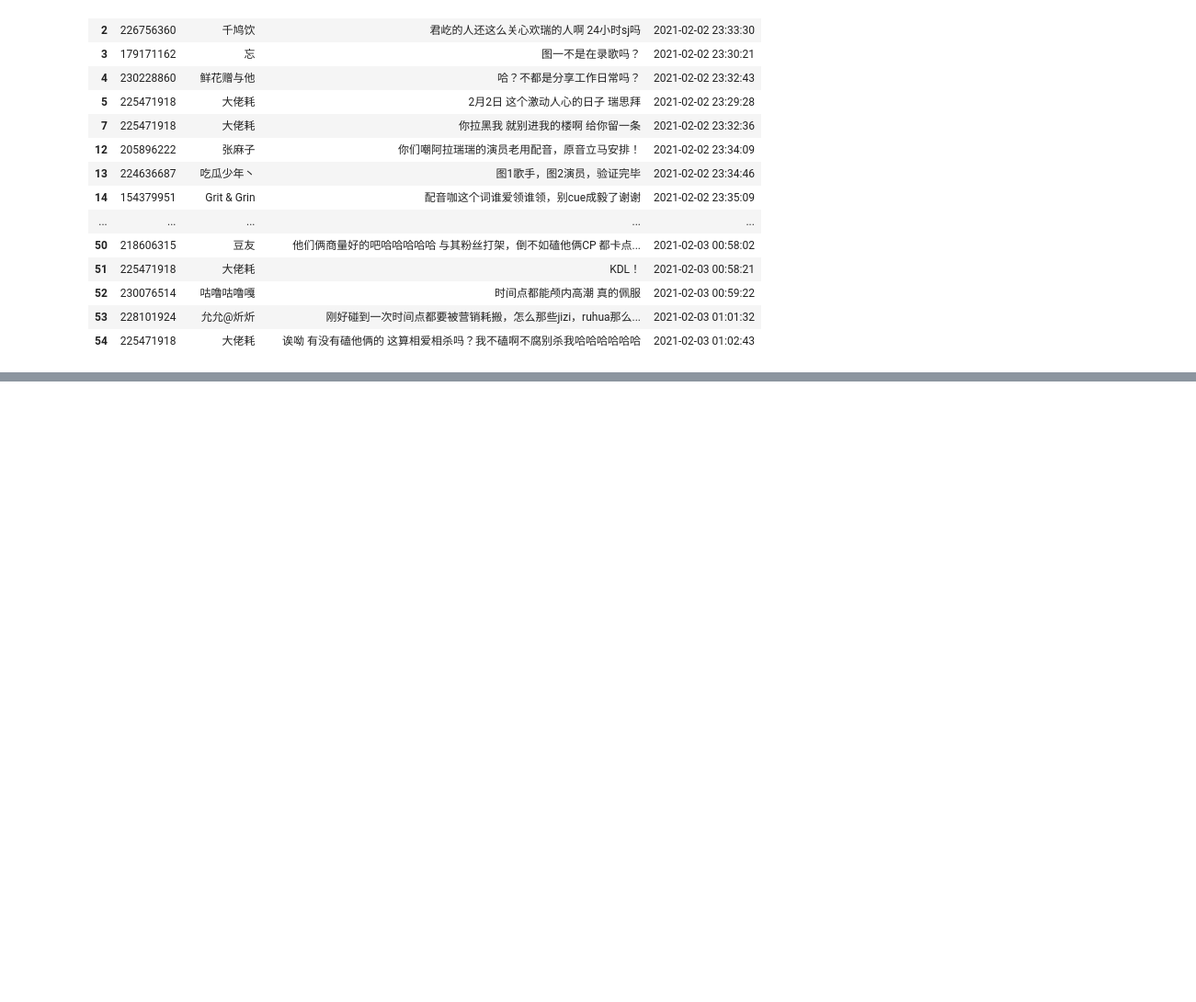
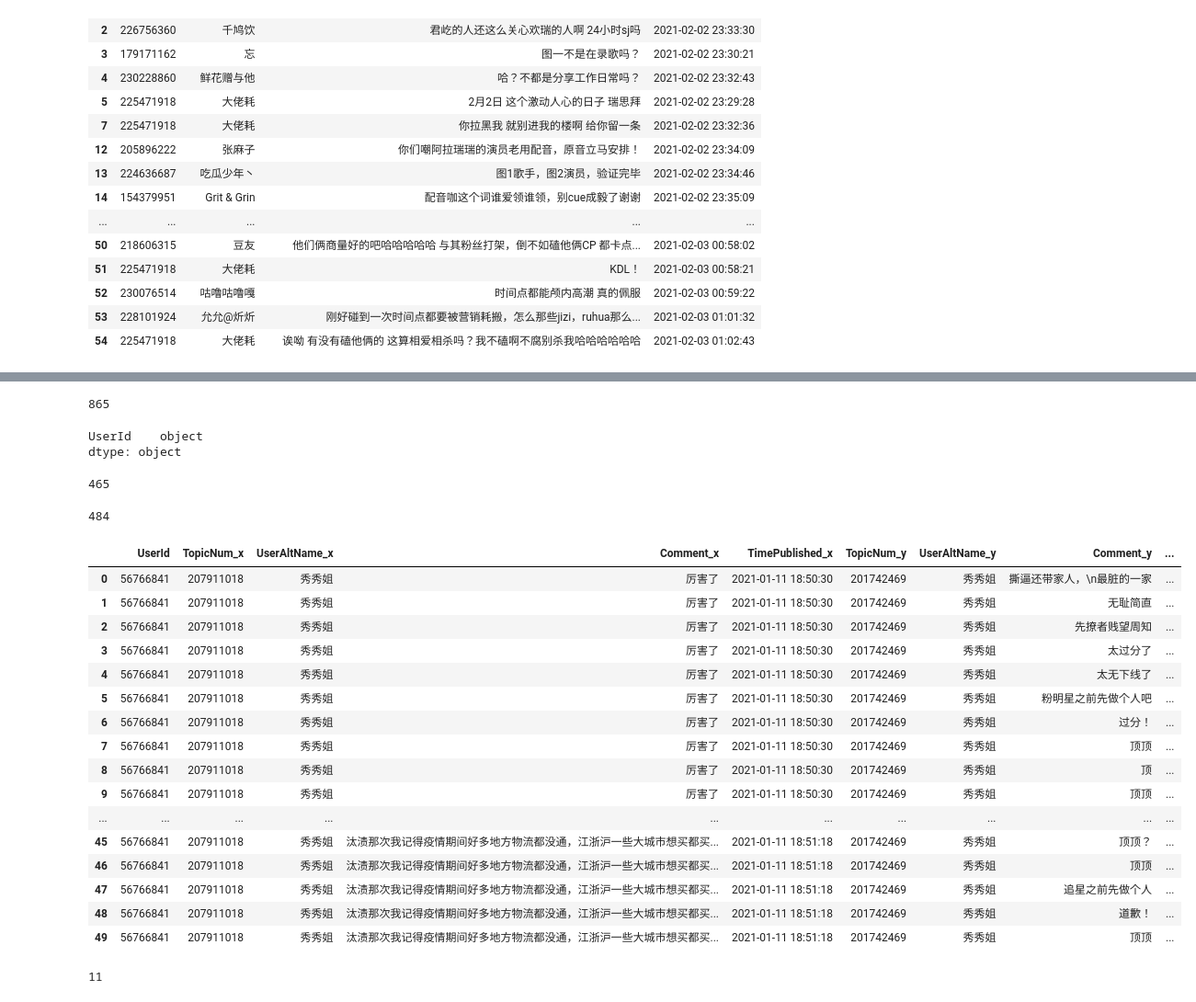
Before and after one commit to jianyu-gong/doubanscraping, a Jupyter notebook: 豆瓣爬虫分析.ipynb, the cells around one changed output, grey strips where cells are left out. Shown at 92% size. Cells and saved outputs as stored; diff of their text form; code cells hidden in the pictures; blank space fills up the shorter version.

```diff
--- a/豆瓣爬虫分析.ipynb
+++ b/豆瓣爬虫分析.ipynb
@@ -245,0 +341,5 @@ commentDf.head(50)
+# %%
+def getIdFromUrl(row):
+    return row['用户ID网址'][30:-1]
+# %%
+groupMemberDf['UserId'] = groupMemberDf.apply(getIdFromUrl, axis=1)
@@ -245,0 +370,2 @@ commentDf.head(50)
+# %%
+combinedDf = pd.merge(groupMemberDf, commentDf, on="UserId", how='right')
@@ -245,0 +392,4 @@ commentDf.head(50)
+# %%
+len(combinedDf)
+# %% [output]
+865
@@ -245,0 +404,39 @@ commentDf.head(50)
+# %%
+df1.dtypes
+# %% [output]
+UserId    object
+dtype: object
+# %%
+len(df1)
+# %% [output]
+465
+# %%
+combinedDf = pd.merge(combinedDf, commentDf, on="UserId", how='inner')
+# %%
+len(combinedDf)
+# %% [output]
+484
+# %%
+combinedDf.head(50)
+# %% [output]
+|  | UserId | TopicNum_x | UserAltName_x | Comment_x | TimePublished_x | TopicNum_y | UserAltName_y | Comment_y | ... |
+| 0 | 56766841 | 207911018 | 秀秀姐 | 厉害了 | 2021-01-11 18:50:30 | 201742469 | 秀秀姐 | 撕逼还带家人，\n最脏的一家 | ... |
+| 1 | 56766841 | 207911018 | 秀秀姐 | 厉害了 | 2021-01-11 18:50:30 | 201742469 | 秀秀姐 | 无耻简直 | ... |
+| 2 | 56766841 | 207911018 | 秀秀姐 | 厉害了 | 2021-01-11 18:50:30 | 201742469 | 秀秀姐 | 先撩者贱望周知 | ... |
+| 3 | 56766841 | 207911018 | 秀秀姐 | 厉害了 | 2021-01-11 18:50:30 | 201742469 | 秀秀姐 | 太过分了 | ... |
+| 4 | 56766841 | 207911018 | 秀秀姐 | 厉害了 | 2021-01-11 18:50:30 | 201742469 | 秀秀姐 | 太无下线了 | ... |
+| 5 | 56766841 | 207911018 | 秀秀姐 | 厉害了 | 2021-01-11 18:50:30 | 201742469 | 秀秀姐 | 粉明星之前先做个人吧 | ... |
+| 6 | 56766841 | 207911018 | 秀秀姐 | 厉害了 | 2021-01-11 18:50:30 | 201742469 | 秀秀姐 | 过分！ | ... |
+| 7 | 56766841 | 207911018 | 秀秀姐 | 厉害了 | 2021-01-11 18:50:30 | 201742469 | 秀秀姐 | 顶顶 | ... |
+| 8 | 56766841 | 207911018 | 秀秀姐 | 厉害了 | 2021-01-11 18:50:30 | 201742469 | 秀秀姐 | 顶 | ... |
+| 9 | 56766841 | 207911018 | 秀秀姐 | 厉害了 | 2021-01-11 18:50:30 | 201742469 | 秀秀姐 | 顶顶 | ... |
+| ... | ... | ... | ... | ... | ... | ... | ... | ... | ... |
+| 45 | 56766841 | 207911018 | 秀秀姐 | 汰渍那次我记得疫情期间好多地方物流都没通，江浙沪一些大城市想买都买... | 2021-01-11 18:51:18 | 201742469 | 秀秀姐 | 顶顶？ | ... |
+| 46 | 56766841 | 207911018 | 秀秀姐 | 汰渍那次我记得疫情期间好多地方物流都没通，江浙沪一些大城市想买都买... | 2021-01-11 18:51:18 | 201742469 | 秀秀姐 | 顶顶 | ... |
+| 47 | 56766841 | 207911018 | 秀秀姐 | 汰渍那次我记得疫情期间好多地方物流都没通，江浙沪一些大城市想买都买... | 2021-01-11 18:51:18 | 201742469 | 秀秀姐 | 追星之前先做个人 | ... |
+| 48 | 56766841 | 207911018 | 秀秀姐 | 汰渍那次我记得疫情期间好多地方物流都没通，江浙沪一些大城市想买都买... | 2021-01-11 18:51:18 | 201742469 | 秀秀姐 | 道歉！ | ... |
+| 49 | 56766841 | 207911018 | 秀秀姐 | 汰渍那次我记得疫情期间好多地方物流都没通，江浙沪一些大城市想买都买... | 2021-01-11 18:51:18 | 201742469 | 秀秀姐 | 顶顶 | ... |
+# %%
+combinedDf['UserId'].nunique()
+# %% [output]
+11
```
Also changed, not shown: parts of 30 cells of this notebook.
